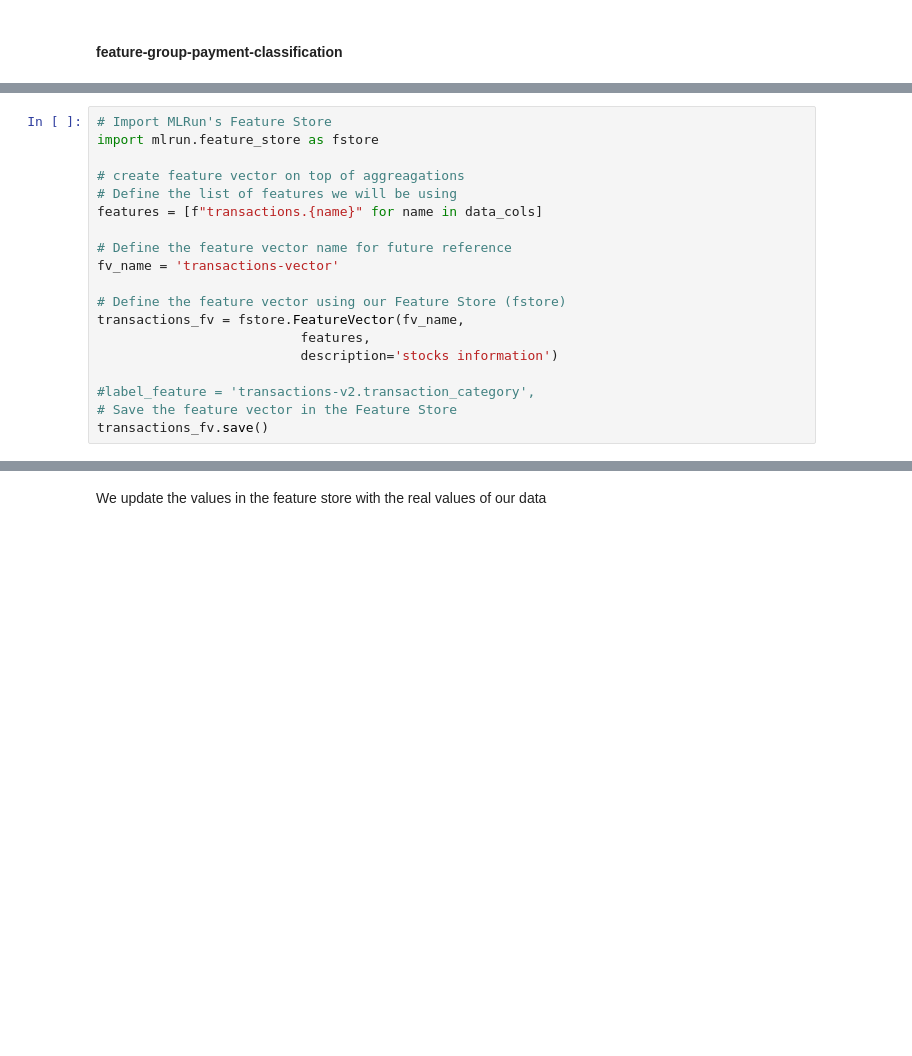
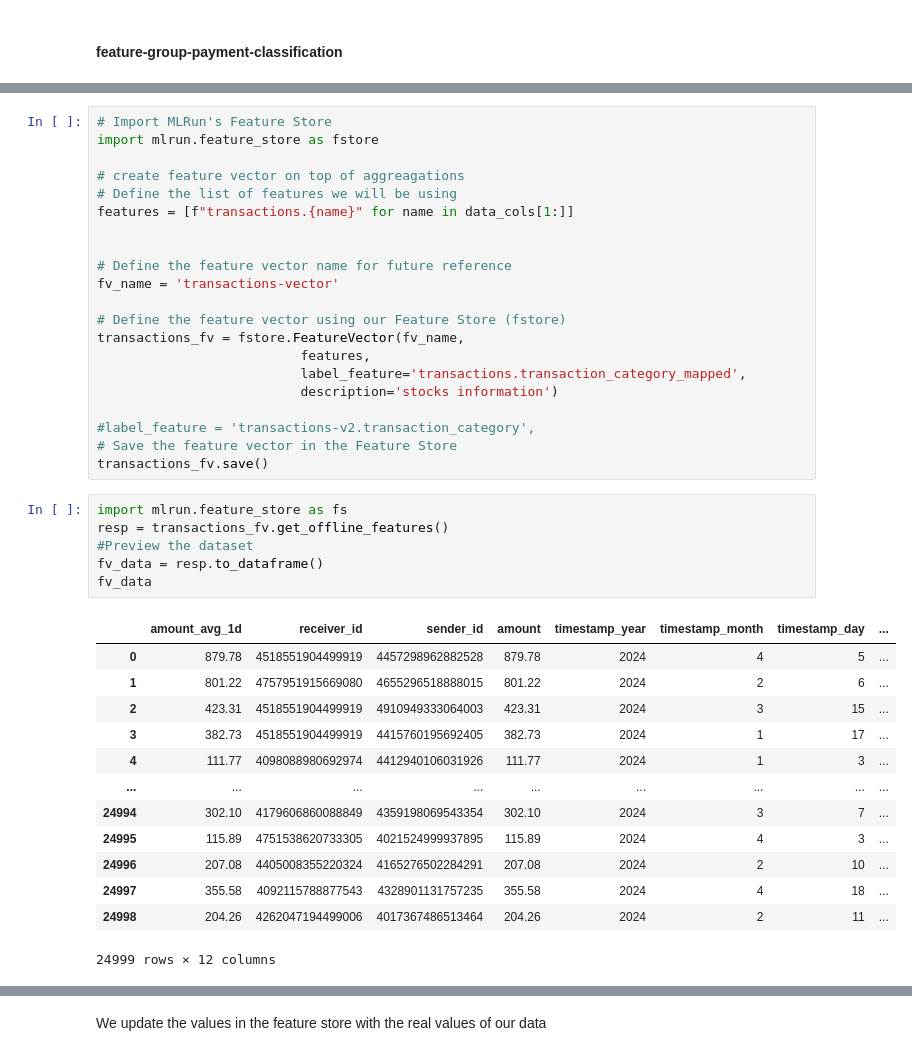
Before and after one commit to mlrun/demo-sagemaker, a Jupyter notebook: financial_payment_classification_v3.ipynb, the cells around one changed output, grey strips where cells are left out. Cells and saved outputs as stored; diff of their text form; blank space fills up the shorter version.

```diff
--- a/financial_payment_classification_v3.ipynb
+++ b/financial_payment_classification_v3.ipynb
@@ -298,7 +340,8 @@ import mlrun.feature_store as fstore
 
 # create feature vector on top of aggreagations
 # Define the list of features we will be using
-features = [f"transactions.{name}" for name in data_cols]
+features = [f"transactions.{name}" for name in data_cols[1:]]
+
 
 # Define the feature vector name for future reference
 fv_name = 'transactions-vector'
@@ -306,8 +349,29 @@ fv_name = 'transactions-vector'
 # Define the feature vector using our Feature Store (fstore)
 transactions_fv = fstore.FeatureVector(fv_name,
                           features,
+                          label_feature='transactions.transaction_category_mapped',
                           description='stocks information')
 
 #label_feature = 'transactions-v2.transaction_category',
 # Save the feature vector in the Feature Store
 transactions_fv.save()
+# %%
+import mlrun.feature_store as fs
+resp = transactions_fv.get_offline_features()
+#Preview the dataset
+fv_data = resp.to_dataframe()
+fv_data
+# %% [output]
+|  | amount_avg_1d | receiver_id | sender_id | amount | timestamp_year | timestamp_month | timestamp_day | ... |
+| 0 | 879.78 | 4518551904499919 | 4457298962882528 | 879.78 | 2024 | 4 | 5 | ... |
+| 1 | 801.22 | 4757951915669080 | 4655296518888015 | 801.22 | 2024 | 2 | 6 | ... |
+| 2 | 423.31 | 4518551904499919 | 4910949333064003 | 423.31 | 2024 | 3 | 15 | ... |
+| 3 | 382.73 | 4518551904499919 | 4415760195692405 | 382.73 | 2024 | 1 | 17 | ... |
+| 4 | 111.77 | 4098088980692974 | 4412940106031926 | 111.77 | 2024 | 1 | 3 | ... |
+| ... | ... | ... | ... | ... | ... | ... | ... | ... |
+| 24994 | 302.10 | 4179606860088849 | 4359198069543354 | 302.10 | 2024 | 3 | 7 | ... |
+| 24995 | 115.89 | 4751538620733305 | 4021524999937895 | 115.89 | 2024 | 4 | 3 | ... |
+| 24996 | 207.08 | 4405008355220324 | 4165276502284291 | 207.08 | 2024 | 2 | 10 | ... |
+| 24997 | 355.58 | 4092115788877543 | 4328901131757235 | 355.58 | 2024 | 4 | 18 | ... |
+| 24998 | 204.26 | 4262047194499006 | 4017367486513464 | 204.26 | 2024 | 2 | 11 | ... |
+24999 rows × 12 columns
```
Also changed, not shown: parts of 19 cells of this notebook.
